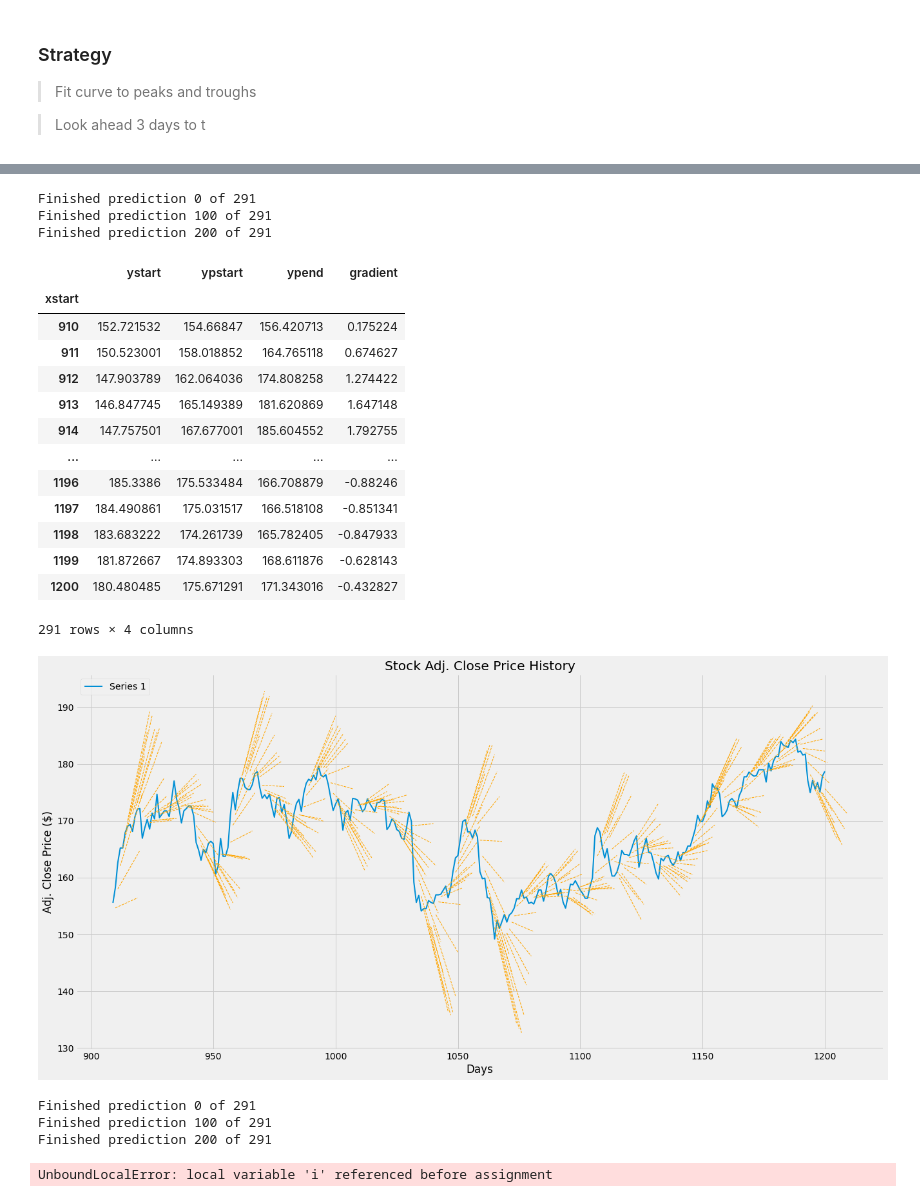
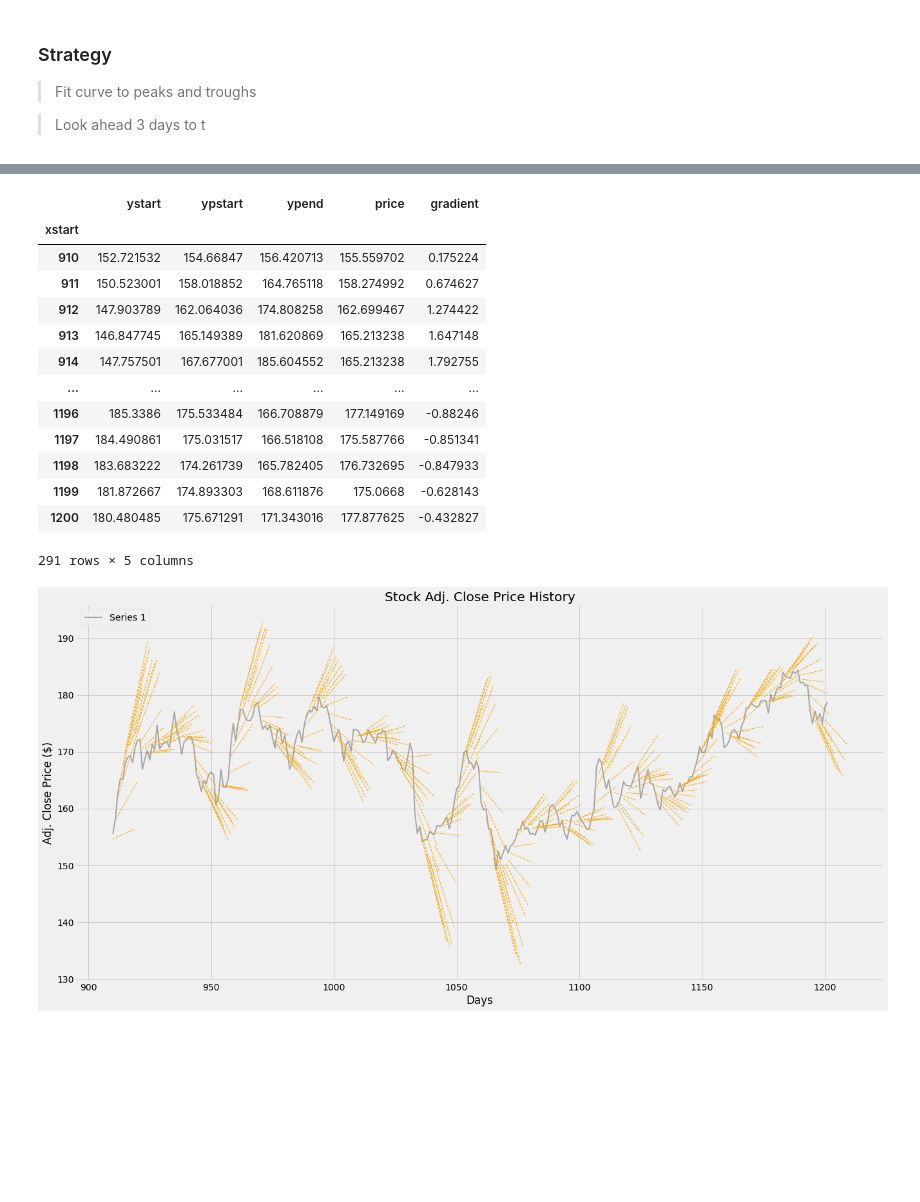
Before and after one commit to oscarwoodi/BHProj2Team1, a Jupyter notebook: Levels_.ipynb, the cells around one changed output, grey strips where cells are left out. Drawn from its saved outputs; the diff is of its cells as text; code cells hidden in the pictures; blank space fills up the shorter version.

```diff
--- a/Levels_.ipynb
+++ b/Levels_.ipynb
@@ -556,14 +556,14 @@ def crystal_ball(series, vision, window, sinwindow, start, end, option, predicto
     if chart == 1:
         # plot initial curve
         plt.figure(figsize=(20, 10))
-        plt.plot(data1, linewidth = 2)
+        plt.plot(data1.index+1, data1.values, linewidth = 2, color='black', alpha=.3)
         plt.title('Stock Adj. Close Price History')
         plt.xlabel('Days')
         plt.ylabel('Adj. Close Price ($)')
         plt.legend(df, loc='upper left')
 
     # storing predictions
-    predictions = pd.DataFrame(columns=['xstart', 'ystart', 'ypstart', 'ypend'])
+    predictions = pd.DataFrame(columns=['xstart', 'ystart', 'ypstart', 'ypend', 'price'])
 
     # plot guess per time step
     for i in range(start, end-window):
@@ -571,55 +571,52 @@ def crystal_ball(series, vision, window, sinwindow, start, end, option, predicto
         span = [i, i+window]
 
         if predictor == 5:
             [x_line, y_line, x_line_f, y_line_f] = fit_pent_curve(series, vision, span, option)
         elif predictor == 4:
             [x_line, y_line, x_line_f, y_line_f] = fit_quad_curve(series, vision, span, option)
         elif predictor == 3:
             [x_line, y_line, x_line_f, y_line_f] = fit_tri_curve(series, vision, span, option)
         elif predictor == 2:
             [x_line, y_line, x_line_f, y_line_f] = fit_bi_curve(series, vision, span, option)
         elif predictor == 0:
             [x_line, y_line, x_line_f, y_line_f] = fit_lin_curve(series, vision, span, option)
         elif predictor == 1:
             [x_line, y_line, x_line_f, y_line_f] = fit_sin_curve(series, vision, span, option)
 
         if chart == 1:
             # create a line plot for the mapping function
             plt.plot(x_line_f, y_line_f, '--', color='orange', linewidth=1)
 
         # add data points
-        predictions = pd.concat([predictions, pd.DataFrame([[x_line[-1], y_line[0], y_line_f[0], y_line_f[-1]]], \
-                                             columns=['xstart', 'ystart', 'ypstart', 'ypend'])])
+        predictions = pd.concat([predictions, pd.DataFrame([[x_line[-1], y_line[0], y_line_f[0], y_line_f[-1], data1[i+window-1]]], \
+                                             columns=['xstart', 'ystart', 'ypstart', 'ypend', 'price'])])
 
-        if i%100 == 0:
-            print('Finished prediction %.d of %.d' % (i-start, end-window-start))
+        #if i%100 == 0:
+            #print('Finished prediction %.d of %.d' % (i-start, end-window-start))
 
     predictions['gradient'] = (predictions['ypend']-predictions['ypstart'])/window
     predictions = predictions.set_index('xstart', drop=True)
 
     return predictions
 
 # call function
 crystal_ball('Series 6', 10, 10, 20, 900, 1201, 1, 0, 1)
 # %% [output]
+|  | ystart | ypstart | ypend | price | gradient |
+| xstart |  |  |  |  |  |
+| 910 | 152.721532 | 154.66847 | 156.420713 | 155.559702 | 0.175224 |
+| 911 | 150.523001 | 158.018852 | 164.765118 | 158.274992 | 0.674627 |
+| 912 | 147.903789 | 162.064036 | 174.808258 | 162.699467 | 1.274422 |
+| 913 | 146.847745 | 165.149389 | 181.620869 | 165.213238 | 1.647148 |
+| 914 | 147.757501 | 167.677001 | 185.604552 | 165.213238 | 1.792755 |
+| ... | ... | ... | ... | ... | ... |
+| 1196 | 185.3386 | 175.533484 | 166.708879 | 177.149169 | -0.88246 |
+| 1197 | 184.490861 | 175.031517 | 166.518108 | 175.587766 | -0.851341 |
+| 1198 | 183.683222 | 174.261739 | 165.782405 | 176.732695 | -0.847933 |
+| 1199 | 181.872667 | 174.893303 | 168.611876 | 175.0668 | -0.628143 |
+| 1200 | 180.480485 | 175.671291 | 171.343016 | 177.877625 | -0.432827 |
-Finished prediction 0 of 291
-Finished prediction 100 of 291
-Finished prediction 200 of 291
+291 rows × 5 columns
-|  | ystart | ypstart | ypend | gradient |
-| xstart |  |  |  |  |
-| 910 | 152.721532 | 154.66847 | 156.420713 | 0.175224 |
-| 911 | 150.523001 | 158.018852 | 164.765118 | 0.674627 |
-| 912 | 147.903789 | 162.064036 | 174.808258 | 1.274422 |
-| 913 | 146.847745 | 165.149389 | 181.620869 | 1.647148 |
-| 914 | 147.757501 | 167.677001 | 185.604552 | 1.792755 |
-| ... | ... | ... | ... | ... |
-| 1196 | 185.3386 | 175.533484 | 166.708879 | -0.88246 |
-| 1197 | 184.490861 | 175.031517 | 166.518108 | -0.851341 |
-| 1198 | 183.683222 | 174.261739 | 165.782405 | -0.847933 |
-| 1199 | 181.872667 | 174.893303 | 168.611876 | -0.628143 |
-| 1200 | 180.480485 | 175.671291 | 171.343016 | -0.432827 |
-291 rows × 4 columns
-[figure, old version]
+[figure, new version]
 # %%
 # fitted curve strategy
 
@@ -677,23 +674,3 @@ def curveball(series, vision, window, sinwindow, start, end, option, predictor):
             sigPriceSell.append(np.nan)
 
     return (sigPriceBuy, sigPriceSell)
-# %%
-# Calling function
-
-# inputs
-series = 'Series 6'
-vision = 10
-window = 10
-sinwindow = 20
-start = 900
-end = 1201
-opiton = 1
-predictor = 0
-
-# call
-buy_sell_data = curveball(series, vision, window, sinwindow, start, end, option, predictor)
-# %% [output]
-Finished prediction 0 of 291
-Finished prediction 100 of 291
-Finished prediction 200 of 291
-UnboundLocalError: local variable 'i' referenced before assignment
```
Also changed, not shown: parts of 30 cells of this notebook.
